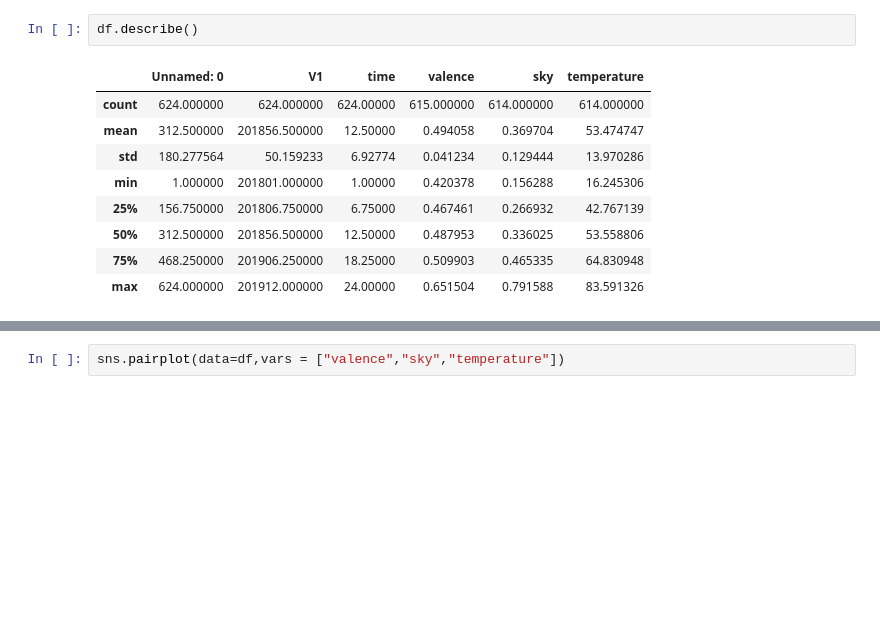
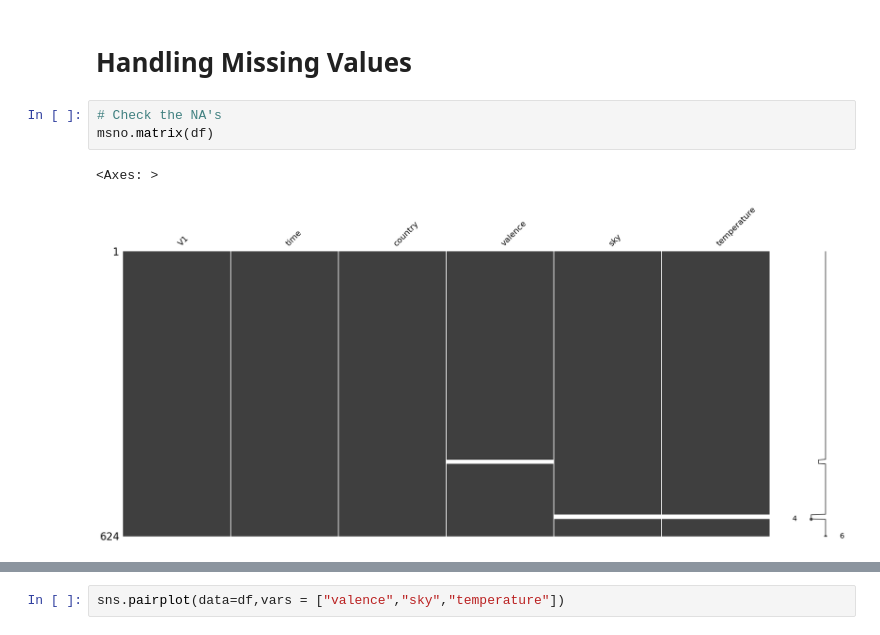
Before and after one commit to Hubert-Magdziak/Reproducible-Research-Project-2024, a Jupyter notebook: code.ipynb, the cells around one changed output, grey strips where cells are left out. Cells and saved outputs as stored; diff of their text form; blank space fills up the shorter version.

```diff
--- a/code.ipynb
+++ b/code.ipynb
@@ -24,12 +20,8 @@ df
-# %%
-df.describe()
-# %% [output]
-|  | Unnamed: 0 | V1 | time | valence | sky | temperature |
-| count | 624.000000 | 624.000000 | 624.00000 | 615.000000 | 614.000000 | 614.000000 |
-| mean | 312.500000 | 201856.500000 | 12.50000 | 0.494058 | 0.369704 | 53.474747 |
-| std | 180.277564 | 50.159233 | 6.92774 | 0.041234 | 0.129444 | 13.970286 |
-| min | 1.000000 | 201801.000000 | 1.00000 | 0.420378 | 0.156288 | 16.245306 |
-| 25% | 156.750000 | 201806.750000 | 6.75000 | 0.467461 | 0.266932 | 42.767139 |
-| 50% | 312.500000 | 201856.500000 | 12.50000 | 0.487953 | 0.336025 | 53.558806 |
-| 75% | 468.250000 | 201906.250000 | 18.25000 | 0.509903 | 0.465335 | 64.830948 |
-| max | 624.000000 | 201912.000000 | 24.00000 | 0.651504 | 0.791588 | 83.591326 |
+# %% [markdown]
+# Handling Missing Values
+# %%
+# Check the NA's
+msno.matrix(df)
+# %% [output]
+<Axes: >
+[figure, added]
```
Also changed, not shown: parts of 9 cells of this notebook.
